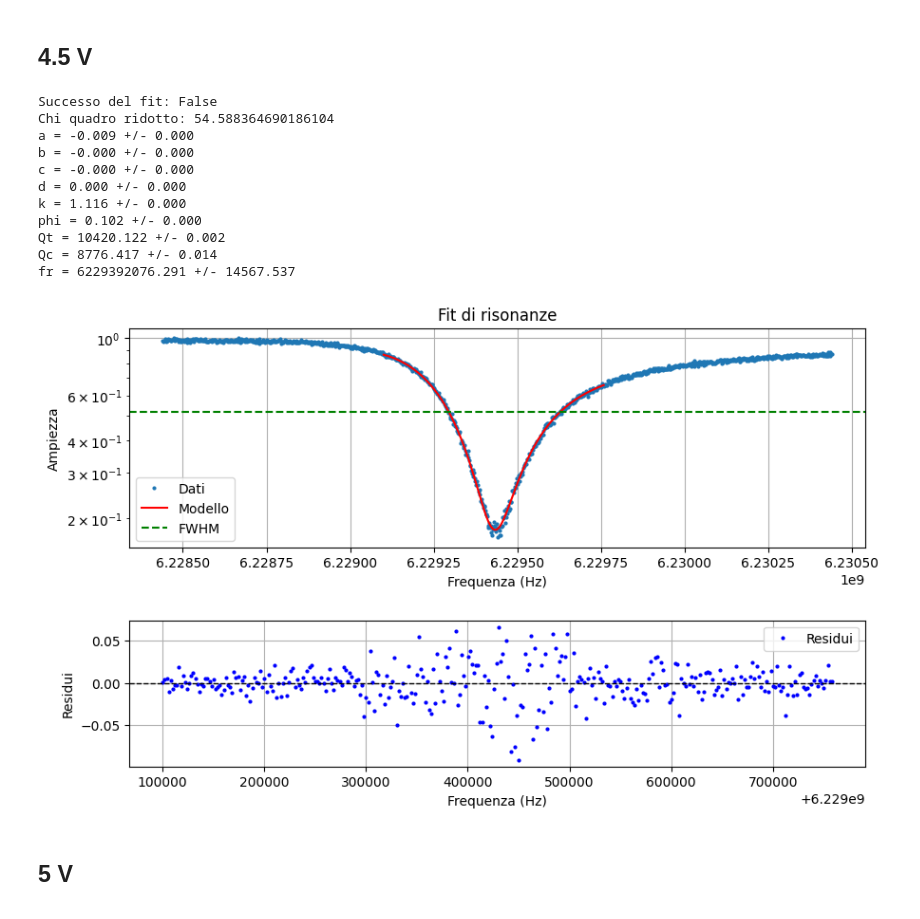
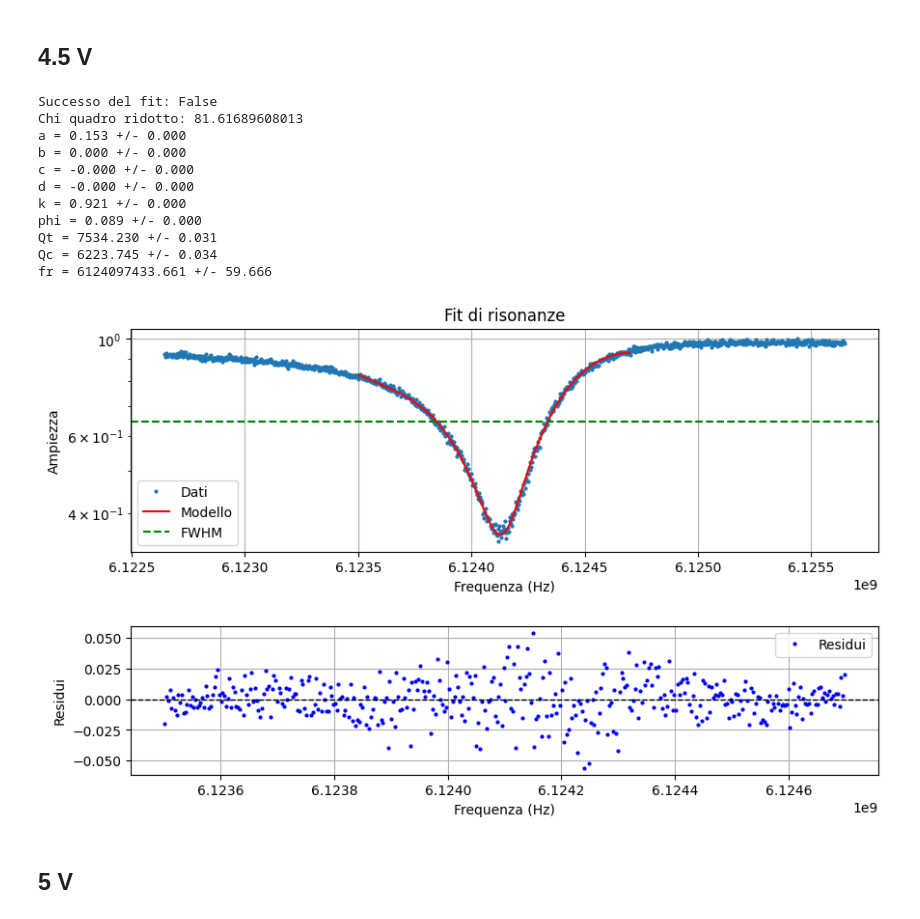
Before and after one commit to biqute/QTLab2425, a Jupyter notebook: 2Dqubit/presa_dati/Fit_1.4K/fit_1.4K.ipynb, the cells around one changed output. Drawn from its saved outputs; the diff is of its cells as text; code cells hidden in the pictures.

```diff
--- a/2Dqubit/presa_dati/Fit_1.4K/fit_1.4K.ipynb
+++ b/2Dqubit/presa_dati/Fit_1.4K/fit_1.4K.ipynb
@@ -1471,17 +1215,8 @@ fr = 6169778856.069 +/- 18.787
 # %% [markdown]
 ## 4 V
 # %%
-y = []
+
 #----------------------- V = 4.0 -------------------------------------------
-fr_list = []
-Qc_list = []
-Qt_list = []
-a_list = []
-b_list = []
-c_list = []
-d_list = []
-k_list = []
-phi_list = []
 
 initial_params = {
     'a': 1,
@@ -1510,10 +1245,6 @@ phi_list.append(phi)
 
 f_r = np.array(fr_list)
 y=(f_r-f_r[0])/ f_r[0]  # Calcola la variazione percentuale della frequenza di risonanza rispetto al primo valore
-V = np.array(V)
-
-
-x = V / 1.997
 # %% [output]
 Successo del fit: False
 Chi quadro ridotto: 81.55429374932626
@@ -1530,62 +1261,50 @@ fr = 6148776905.092 +/- 8.433
 # %% [markdown]
 ## 4.5 V
 # %%
-y = []
+
 #----------------------- V = 4.5 -------------------------------------------
-fr_list = []
-Qc_list = []
-Qt_list = []
-a_list = []
-b_list = []
-c_list = []
-d_list = []
-k_list = []
-phi_list = []
+
 
 initial_params = {
     'a': 1,
     'b': 10e-9,
     'c': 10e-18,
     'd': 10e-27,
     'k': 6,           # aumentato
     'phi': 0.3,       # lasciato vicino a valore attuale
     'Qt': 15000,       # leggermente ridotto
     'Qc': 20000,      # sensibilmente ridotto
     'fr':  6.1e9  # centrato visivamente sul minimo
 }
 
-file_path = f"Cavity_resonances_1.4K/Resonance4/res4-50dBm_1.0V.txt"
-fr, qc, qt, a, b, c, d, k, phi = resonance_fit.fit_cut(file_path, None, None, 6.2291e9, 6.22976e9, initial_params=initial_params)
+file_path = f"Cavity_resonances_1.4K/Resonance4/res4-50dBm_4.5V.txt"
+fr, qc, qt, a, b, c, d, k, phi = resonance_fit.fit_cut(file_path, None, None,6.1235e9, 6.1247e9, initial_params=initial_params)
 
 fr_list.append(fr)
 Qc_list.append(qc)
 Qt_list.append(qt)
 a_list.append(a)
 b_list.append(b)
 c_list.append(c)
 d_list.append(d)
 k_list.append(k)
 phi_list.append(phi)
 
 f_r = np.array(fr_list)
 y=(f_r-f_r[0])/ f_r[0]  # Calcola la variazione percentuale della frequenza di risonanza rispetto al primo valore
-V = np.array(V)
-
-
-x = V / 1.997
 # %% [output]
 Successo del fit: False
-Chi quadro ridotto: 54.588364690186104
-a = -0.009 +/- 0.000
-b = -0.000 +/- 0.000
+Chi quadro ridotto: 81.61689608013
+a = 0.153 +/- 0.000
+b = 0.000 +/- 0.000
 c = -0.000 +/- 0.000
-d = 0.000 +/- 0.000
-k = 1.116 +/- 0.000
-phi = 0.102 +/- 0.000
-Qt = 10420.122 +/- 0.002
-Qc = 8776.417 +/- 0.014
-fr = 6229392076.291 +/- 14567.537
+d = -0.000 +/- 0.000
+k = 0.921 +/- 0.000
+phi = 0.089 +/- 0.000
+Qt = 7534.230 +/- 0.031
+Qc = 6223.745 +/- 0.034
+fr = 6124097433.661 +/- 59.666
-[figure, old version]
+[figure, new version]
 # %% [markdown]
 ## 5 V
 # %%
```
Also changed, not shown: parts of 39 cells of this notebook, 3 other files.
